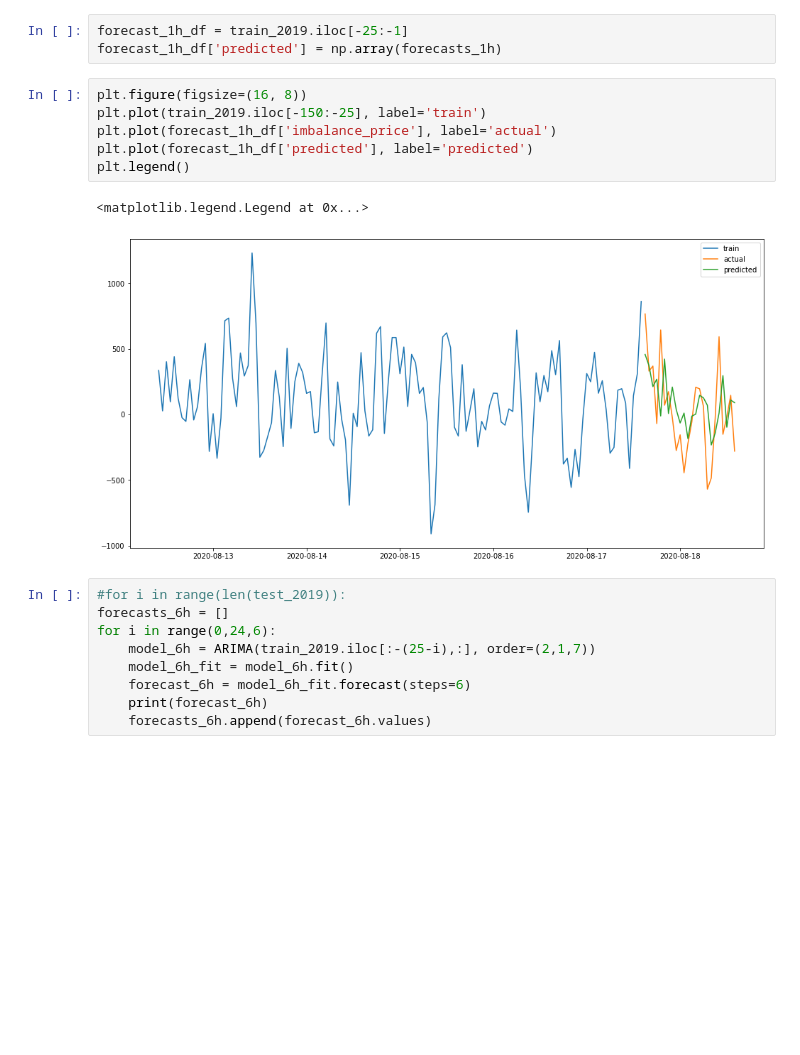
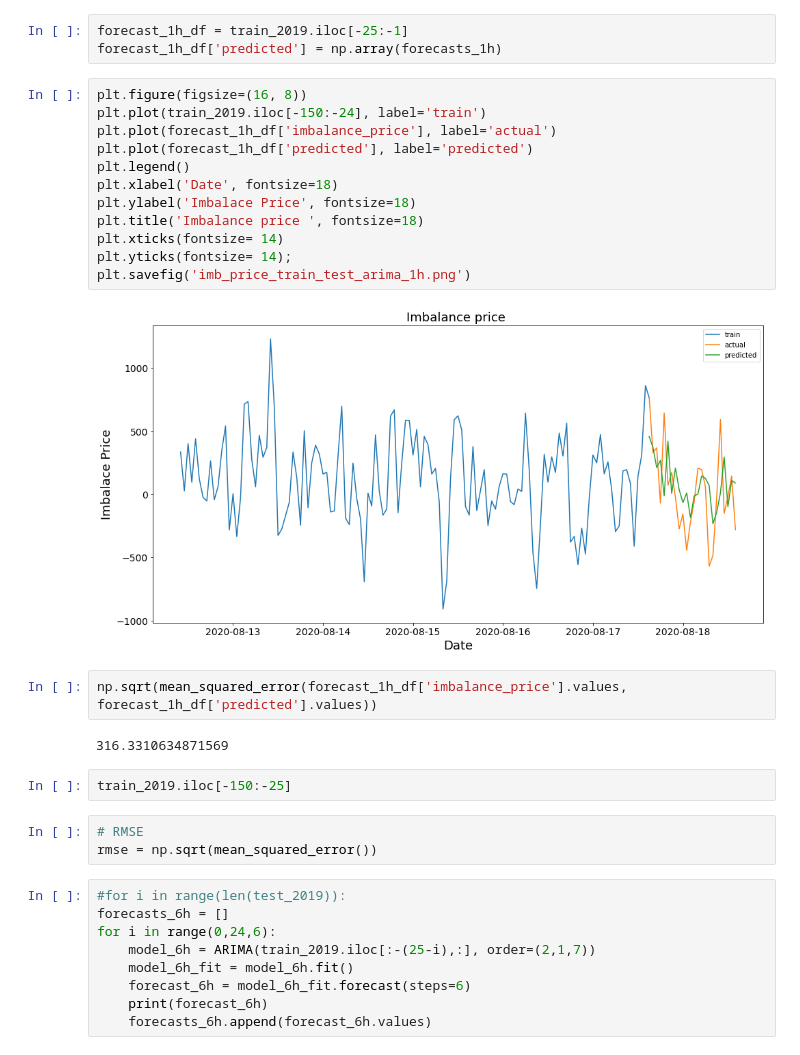
Before and after one commit to Windbenders/capstone_energy, a Jupyter notebook: notebooks/model_arima_final.ipynb, the cells around one changed output. Saved outputs shown, nothing was run; the diff lists cells and outputs as text; blank space fills up the shorter version.

Commit message:
plots and rmse added (#83)
Co-authored-by: Laurent Hartmann <laurenthartmann.03@gmail.com>

```diff
--- a/notebooks/model_arima_final.ipynb
+++ b/notebooks/model_arima_final.ipynb
@@ -219,13 +216,27 @@ forecast_1h_df = train_2019.iloc[-25:-1]
 forecast_1h_df['predicted'] = np.array(forecasts_1h)
 # %%
 plt.figure(figsize=(16, 8))
-plt.plot(train_2019.iloc[-150:-25], label='train')
+plt.plot(train_2019.iloc[-150:-24], label='train')
 plt.plot(forecast_1h_df['imbalance_price'], label='actual')
 plt.plot(forecast_1h_df['predicted'], label='predicted')
 plt.legend()
+plt.xlabel('Date', fontsize=18)
+plt.ylabel('Imbalace Price', fontsize=18)
+plt.title('Imbalance price ', fontsize=18)
+plt.xticks(fontsize= 14)
+plt.yticks(fontsize= 14);
+plt.savefig('imb_price_train_test_arima_1h.png')
 # %% [output]
-<matplotlib.legend.Legend at 0x...>
-[figure, old version]
+[figure, new version]
+# %%
+np.sqrt(mean_squared_error(forecast_1h_df['imbalance_price'].values, forecast_1h_df['predicted'].values))
+# %% [output]
+316.3310634871569
+# %%
+train_2019.iloc[-150:-25]
+# %%
+# RMSE
+rmse = np.sqrt(mean_squared_error())
 # %%
 #for i in range(len(test_2019)):
 forecasts_6h = []
```
Also changed, not shown: parts of 1 cell of this notebook, 1 other file.
